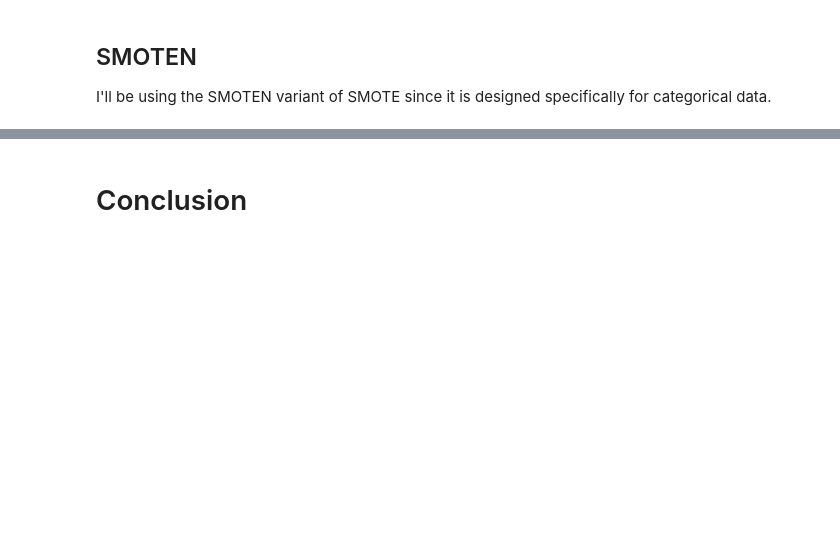
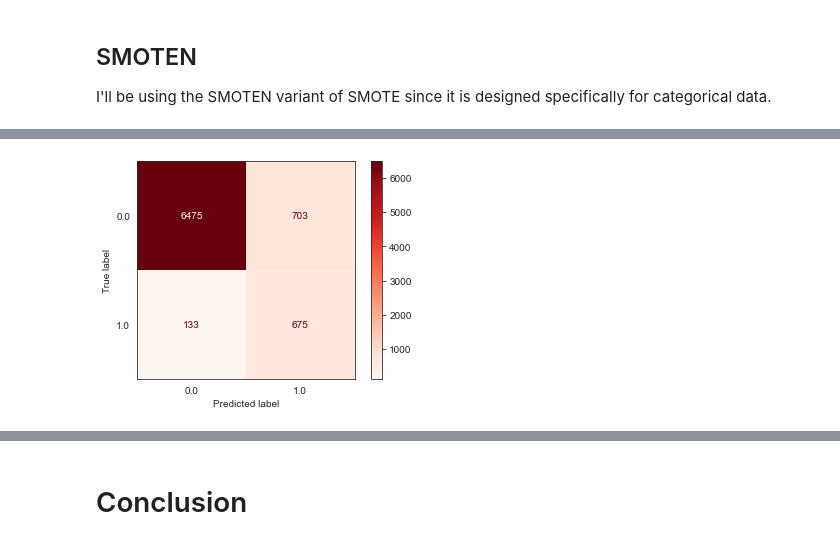
Before and after one commit to austint1121/Undiagnosed-ADHD-Identification, a Jupyter notebook: Undiagnosed-ADHD-Classification.ipynb, the cells around one changed output, grey strips where cells are left out. Drawn from its saved outputs; the diff is of its cells as text; code cells hidden in the pictures; blank space fills up the shorter version.

Commit message:
Added results section that includes final model results, confusion matrix, and roc curve.

```diff
--- a/Undiagnosed-ADHD-Classification.ipynb
+++ b/Undiagnosed-ADHD-Classification.ipynb
@@ -742,0 +845,20 @@ From here, I will be tuning our Catboost model using the [Optuna](https://optuna
+# %%
+# Instantiate a "trial" object and specify we want to MAXIMIZE the value being returned by the obj function
+study = optuna.create_study(direction="maximize")
+
+# Running 100 trials, setting a timeout value of 15 minutes to prevent my computer from exploding.
+study.optimize(objective, n_trials=100, timeout=900)
+
+print("Number of finished trials: {}".format(len(study.trials)))
+trial = study.best_trial
+
+# "Prettify" our trial results
+print("Best trial:")
+
+# Print metric value achieved from best trial
+print("  Value: {}".format(trial.value))
+
+# Print all parameters from best trial
+print("  Params: ")
+for key, value in trial.params.items():
+    print("    {}: {}".format(key, value))
@@ -742,0 +897,4 @@ From here, I will be tuning our Catboost model using the [Optuna](https://optuna
+# %%
+# Create a model with the parameters from our best trial
+final_model = CatBoostClassifier(verbose=False, **trial.params)
+final_model.fit(X_train_os, y_train_os)
@@ -742,0 +931,5 @@ From here, I will be tuning our Catboost model using the [Optuna](https://optuna
+# %%
+# Creating a confusion matrix for the final model
+final_matrix = ConfusionMatrixDisplay.from_predictions(y_test, final_model.predict(X_test), cmap='Reds')
+# %% [output]
+[figure, added]
```
Also changed, not shown: parts of 15 cells of this notebook.
